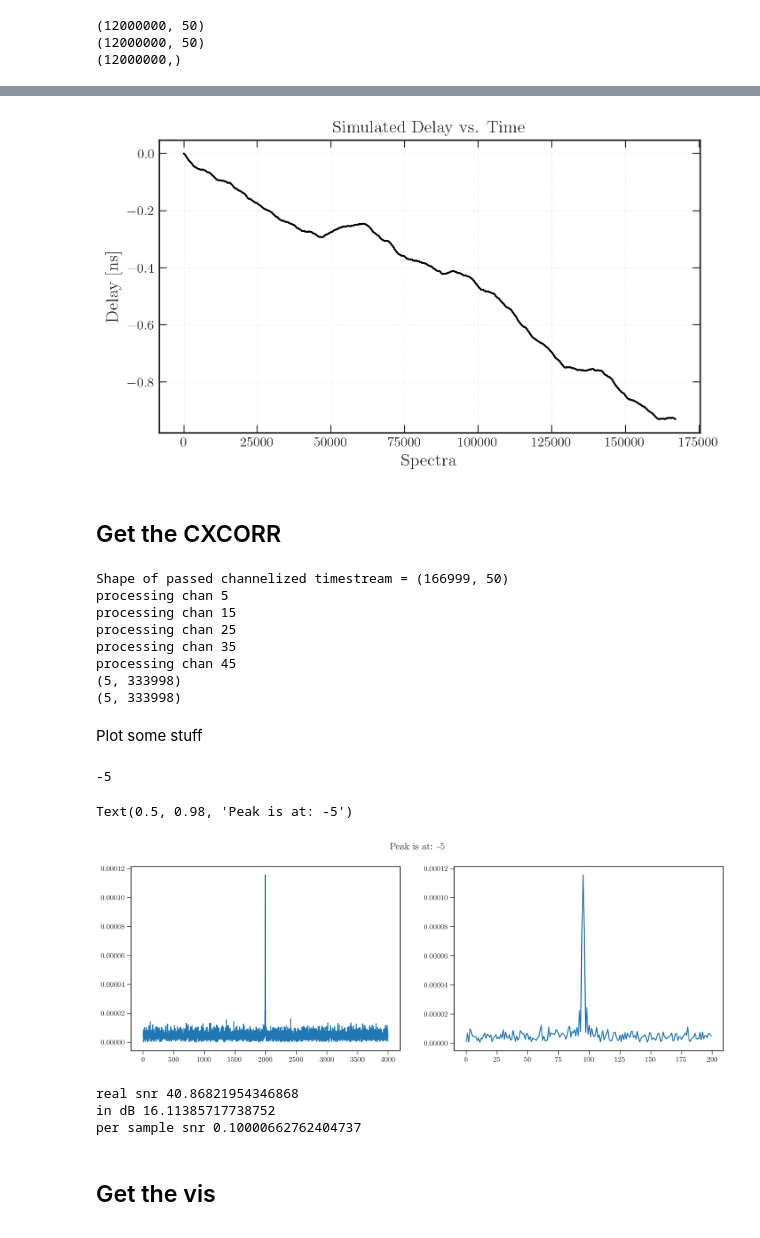
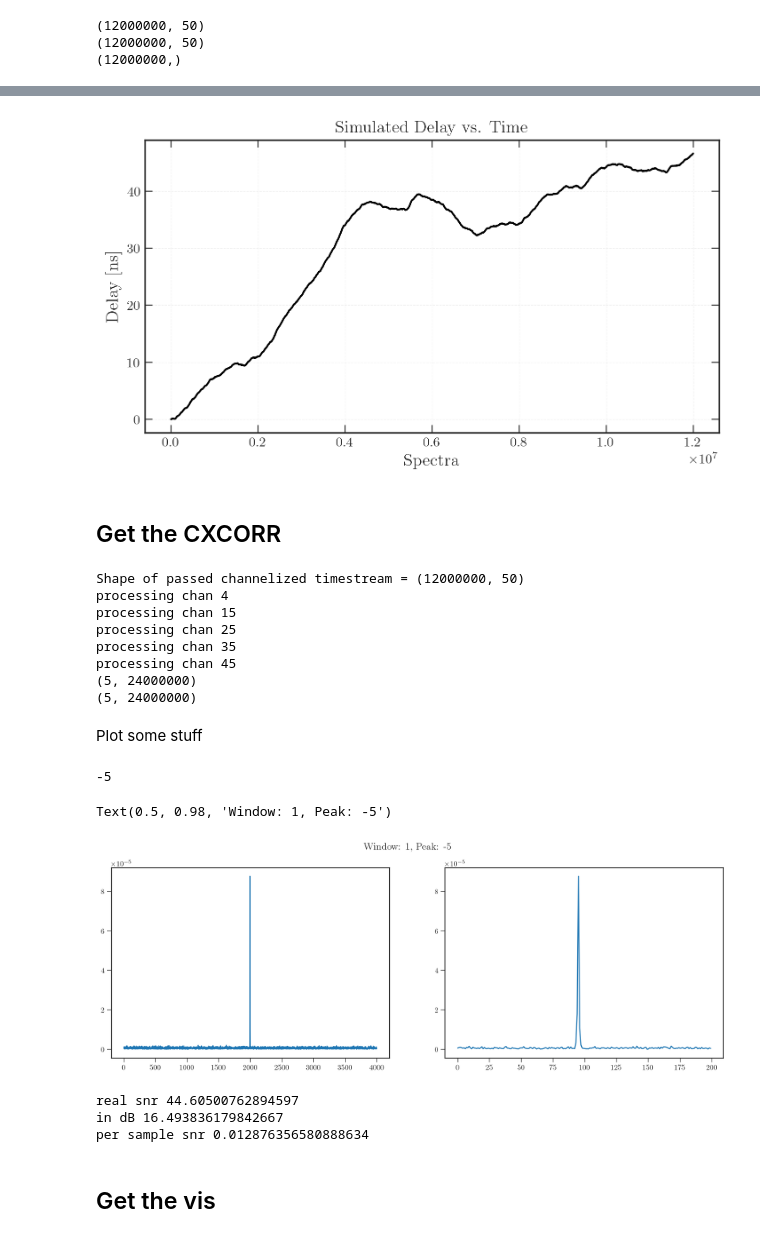
Before and after one commit to ALBATROS-Experiment/albatros_analysis, a Jupyter notebook: scripts/sim_plots.ipynb, the cells around one changed output, grey strips where cells are left out. Drawn from its saved outputs; the diff is of its cells as text; code cells hidden in the pictures.

```diff
--- a/scripts/sim_plots.ipynb
+++ b/scripts/sim_plots.ipynb
@@ -80,7 +80,7 @@ plt.rcParams.update({
 # Baseband Data
 # %%
 data_loc_single = "/project/rrg-sievers/mohanagr/albatros_test_data/spectra_1830_1840_4096_24000_0.05_1.00e-10_20260408_192234.npz"
-data_loc_multi = "/scratch/mohanagr/spectra_multicarrier_1830_1880_4096_335_0.05_1.00e-10_20260703_134722.npz"
+data_loc_multi = "/scratch/thomasb/mohan/spectra_multicarrier_1830_1880_4096_24000_0.05_1.00e-10_20260703_163023.npz"
 with np.load(data_loc_multi) as f:
     spec1 = f["spectra1"]
     spec2 = f["spectra2"]
@@ -117,8 +96,3 @@ print(spec1[167_000])
-# %%
-cut = 166_999
-spec1 = spec1[:cut]
-spec2 = spec2[:cut]
-delays = delays[:cut]
 # %%
 fig, ax = plt.subplots(figsize=(7, 4), constrained_layout=True)
 ax.plot(delays,color='k',lw=1.5,)
@@ -132,47 +106,49 @@ ax.tick_params(direction='in',top=True,right=True)
 ax.grid(alpha=0.3,linestyle='--',linewidth=0.5)
 plt.show()
 # %% [output]
-[figure, old version]
+[figure, new version]
 # %% [markdown]
 ## Get the CXCORR
+# %%
+chan_slice = [4, 15, 25, 35, 45]
 # %%
 #take the cxcorr but only for channels that have actual signal in them
-cxcorr = get_coarse_xcorr(spec1,spec2,[5,15, 25, 35, 45])
+cxcorr = get_coarse_xcorr(spec1,spec2,chan_slice)
 cxcorr = np.fft.fftshift(cxcorr,axes=1)
 print(cxcorr.shape)
 # %% [output]
-Shape of passed channelized timestream = (166999, 50)
-processing chan 5
+Shape of passed channelized timestream = (12000000, 50)
+processing chan 4
 processing chan 15
 processing chan 25
 processing chan 35
 processing chan 45
-(5, 333998)
-(5, 333998)
+(5, 24000000)
+(5, 24000000)
 # %% [markdown]
 Plot some stuff
 # %%
 #Plotting the cxcorr
-idx = 4
+idx = 0
 N = cxcorr.shape[1]
 dN=2000
 stamp1 = slice(N//2-dN,N//2+dN)
 stamp2 = slice(N//2-100,N//2+100)
 cx1 = np.abs(cxcorr[idx,stamp1])
 cx2 = np.abs(cxcorr[idx,stamp2])
 peak = np.argmax(cx1) - dN
 print(peak)
 
 fig, ax = plt.subplots(1, 2, figsize=(16,5))
 
 ax[0].plot(cx1)
 ax[1].plot(cx2)
-fig.suptitle(f'Peak is at: {peak}')
+fig.suptitle(f'Window: {idx+1}, Peak: {peak}')
 #plt.axvline(dN-5,c='black')
 # %% [output]
 -5
-Text(0.5, 0.98, 'Peak is at: -5')
+Text(0.5, 0.98, 'Window: 1, Peak: -5')
-[figure, old version]
+[figure, new version]
 # %%
 #get the SNR
 noise_real, noise_imag = mad(np.real(cxcorr[1,stamp1])),mad(np.imag(cxcorr[1,stamp1]))
@@ -182,9 +158,9 @@ print('real snr', snr_real)
 print('in dB', 10*np.log10(snr_real))
 print('per sample snr', snr_per_sample)
 # %% [output]
-real snr 40.86821954346868
-in dB 16.11385717738752
-per sample snr 0.10000662762404737
+real snr 44.60500762894597
+in dB 16.493836179842667
+per sample snr 0.012876356580888634
 # %% [markdown]
 ## Get the vis
 # %%
```
Also changed, not shown: parts of 4 cells of this notebook, 10 other files.
